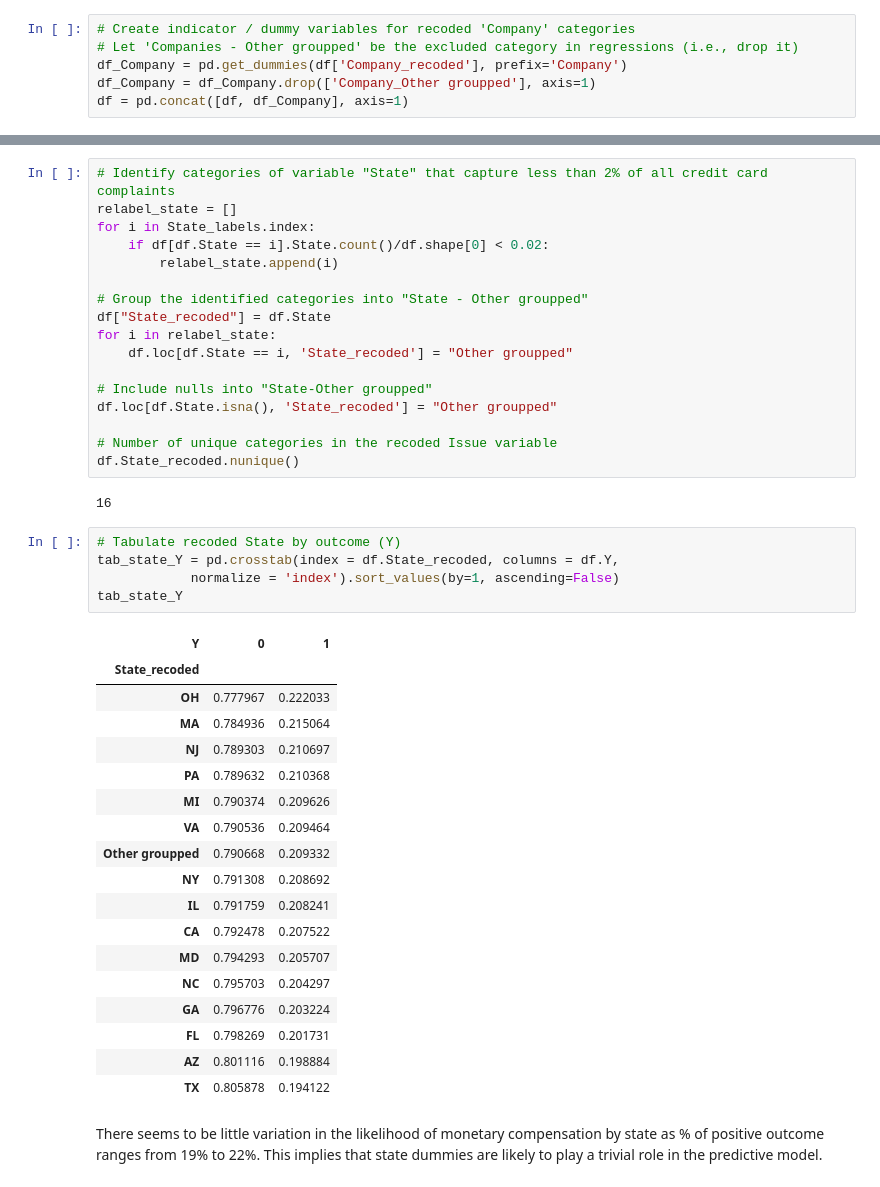
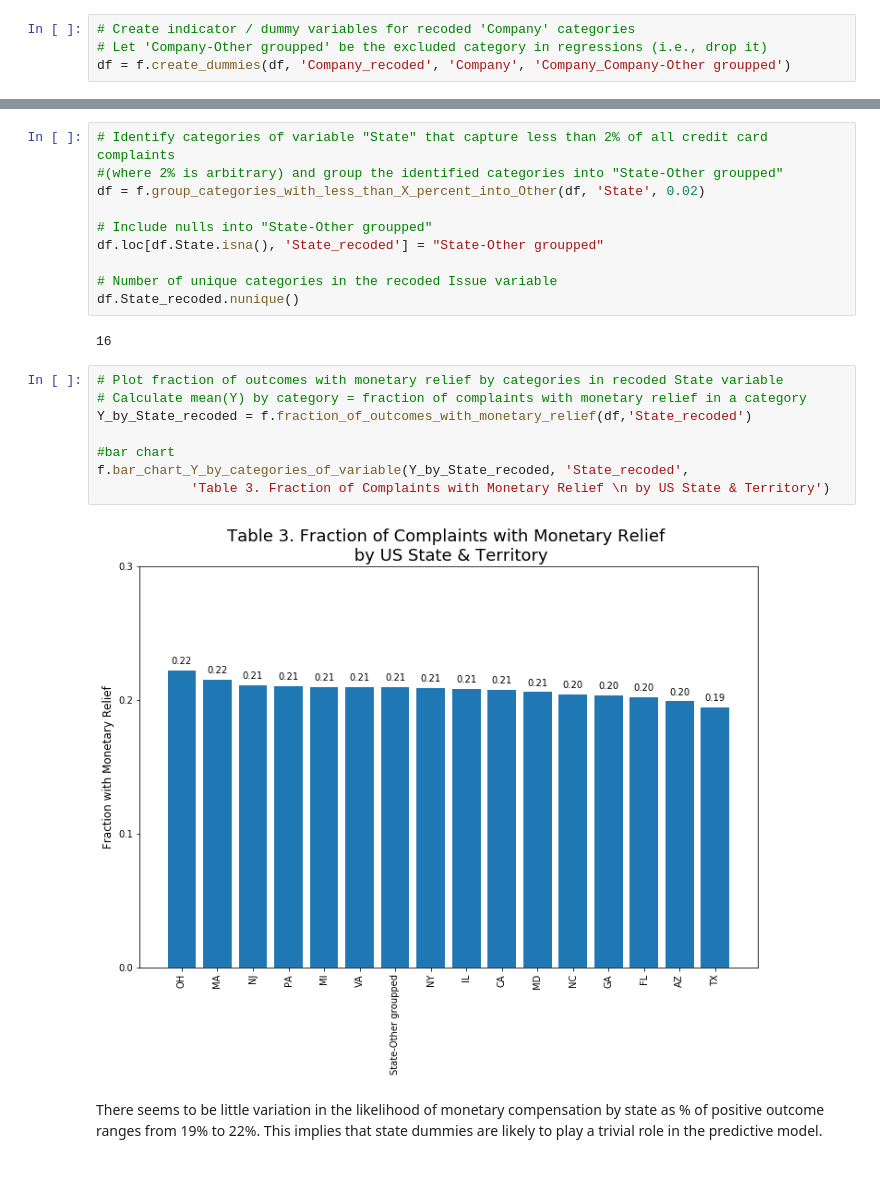
Before and after one commit to zhannazh/Predicting_Outcome_of_Consumer_Finance_Complaints, a Jupyter notebook: 1. Data exploration and feature engineering.ipynb, the cells around one changed output, grey strips where cells are left out. Saved outputs shown, nothing was run; the diff lists cells and outputs as text.

```diff
--- a/1. Data exploration and feature engineering.ipynb
+++ b/1. Data exploration and feature engineering.ipynb
@@ -349,10 +323,8 @@ pd.crosstab(index = df.Issue,
 | Unsolicited issuance of credit card | 0.012470 | 0.015679 |
 # %%
 # Create indicator / dummy variables for recoded 'Company' categories
-# Let 'Companies - Other groupped' be the excluded category in regressions (i.e., drop it)
-df_Company = pd.get_dummies(df['Company_recoded'], prefix='Company')
-df_Company = df_Company.drop(['Company_Other groupped'], axis=1)
-df = pd.concat([df, df_Company], axis=1)
+# Let 'Company-Other groupped' be the excluded category in regressions (i.e., drop it)
+df = f.create_dummies(df, 'Company_recoded', 'Company', 'Company_Company-Other groupped')
 # %% [markdown]
 ### Variable *State*
 # %%
@@ -381,47 +353,26 @@ Name: State, Length: 63, dtype: float64
 Since some states and territories include a very small percentage of complaints, I group these under-represented states / territories (with less than 2% of all observations) into a larger category "Other groupped" to minimize the amount of noise that they may generate. I also include Nulls into this category. As a result, I end up with 16 categories in the recoded State variable.
 # %%
 # Identify categories of variable "State" that capture less than 2% of all credit card complaints
-relabel_state = []
-for i in State_labels.index:
-    if df[df.State == i].State.count()/df.shape[0] < 0.02:
-        relabel_state.append(i)
-
-# Group the identified categories into "State - Other groupped"
-df["State_recoded"] = df.State
-for i in relabel_state:
-    df.loc[df.State == i, 'State_recoded'] = "Other groupped"
+#(where 2% is arbitrary) and group the identified categories into "State-Other groupped"
+df = f.group_categories_with_less_than_X_percent_into_Other(df, 'State', 0.02)
 
 # Include nulls into "State-Other groupped"
-df.loc[df.State.isna(), 'State_recoded'] = "Other groupped"
+df.loc[df.State.isna(), 'State_recoded'] = "State-Other groupped"
 
 # Number of unique categories in the recoded Issue variable
 df.State_recoded.nunique()
 # %% [output]
 16
-# %%
-# Tabulate recoded State by outcome (Y)
-tab_state_Y = pd.crosstab(index = df.State_recoded, columns = df.Y,
-            normalize = 'index').sort_values(by=1, ascending=False)
-tab_state_Y
-# %% [output]
-| Y | 0 | 1 |
-| State_recoded |  |  |
-| OH | 0.777967 | 0.222033 |
-| MA | 0.784936 | 0.215064 |
-| NJ | 0.789303 | 0.210697 |
-| PA | 0.789632 | 0.210368 |
-| MI | 0.790374 | 0.209626 |
-| VA | 0.790536 | 0.209464 |
-| Other groupped | 0.790668 | 0.209332 |
-| NY | 0.791308 | 0.208692 |
-| IL | 0.791759 | 0.208241 |
-| CA | 0.792478 | 0.207522 |
-| MD | 0.794293 | 0.205707 |
-| NC | 0.795703 | 0.204297 |
-| GA | 0.796776 | 0.203224 |
-| FL | 0.798269 | 0.201731 |
-| AZ | 0.801116 | 0.198884 |
-| TX | 0.805878 | 0.194122 |
+# %%
+# Plot fraction of outcomes with monetary relief by categories in recoded State variable
+# Calculate mean(Y) by category = fraction of complaints with monetary relief in a category
+Y_by_State_recoded = f.fraction_of_outcomes_with_monetary_relief(df,'State_recoded')
+
+#bar chart
+f.bar_chart_Y_by_categories_of_variable(Y_by_State_recoded, 'State_recoded',
+            'Table 3. Fraction of Complaints with Monetary Relief \n by US State & Territory')
+# %% [output]
+[figure, added]
 # %% [markdown]
 There seems to be little variation in the likelihood of monetary compensation by state as % of positive outcome ranges from 19% to 22%. This implies that state dummies are likely to play a trivial role in the predictive model.
 # %%
```
Also changed, not shown: parts of 20 cells of this notebook, 1 other file.
